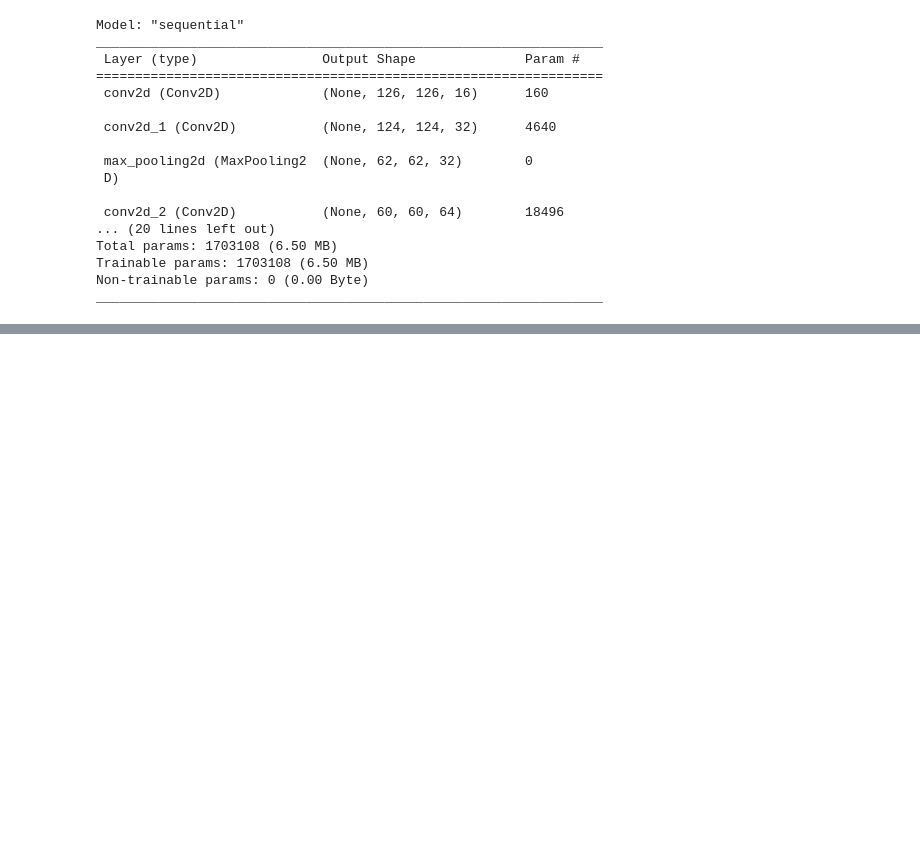
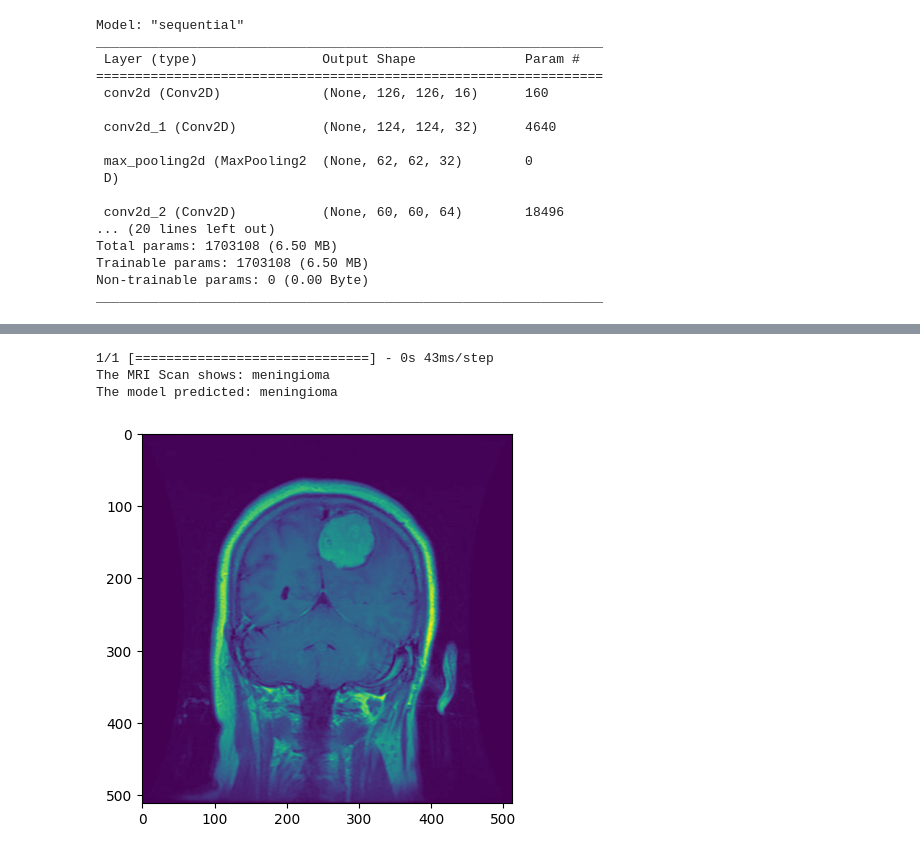
Before and after one commit to AdityaRadjou/Brain-Tumor-Detection, a Jupyter notebook: BrainTumorDetection.ipynb, the cells around one changed output, grey strips where cells are left out. Drawn from its saved outputs; the diff is of its cells as text; code cells hidden in the pictures; blank space fills up the shorter version.

Commit message:
Testing the model

```diff
--- a/BrainTumorDetection.ipynb
+++ b/BrainTumorDetection.ipynb
@@ -125,0 +151,4 @@ Epoch 50/50
+# %%
+best_CNN = load_model("/content/bestmodel.h5")
+acc = best_CNN.evaluate(Xtest,ytest)[1]
+print("Accuracy:",acc)
@@ -125,0 +158,26 @@ Epoch 50/50
+# %%
+def prediction(label):
+  path = os.path.join(os.path.join(root_dir,label),os.listdir(os.path.join(root_dir,label))[random.randint(0,sizes[classes[label]])])
+  img = cv2.imread(path,cv2.IMREAD_GRAYSCALE)
+  img = cv2.resize(img,(128,128))
+  img = np.array(img)/255
+
+  model_prediction = best_CNN.predict(np.expand_dims(img.reshape((128,128,1)),axis=0))
+  index_max = np.argmax(model_prediction)
+  for key, value in classes.items():
+        if value == index_max:
+          print("The MRI Scan shows:", label)
+          print("The model predicted:", key)
+
+  img_glioma = Image.open(path)
+  plt.imshow(img_glioma)
+  plt.show()
+
+  return None
+# %%
+prediction("meningioma")
+# %% [output]
+1/1 [==============================] - 0s 43ms/step
+The MRI Scan shows: meningioma
+The model predicted: meningioma
+[figure, added]
```
Also changed, not shown: parts of 11 cells of this notebook.
